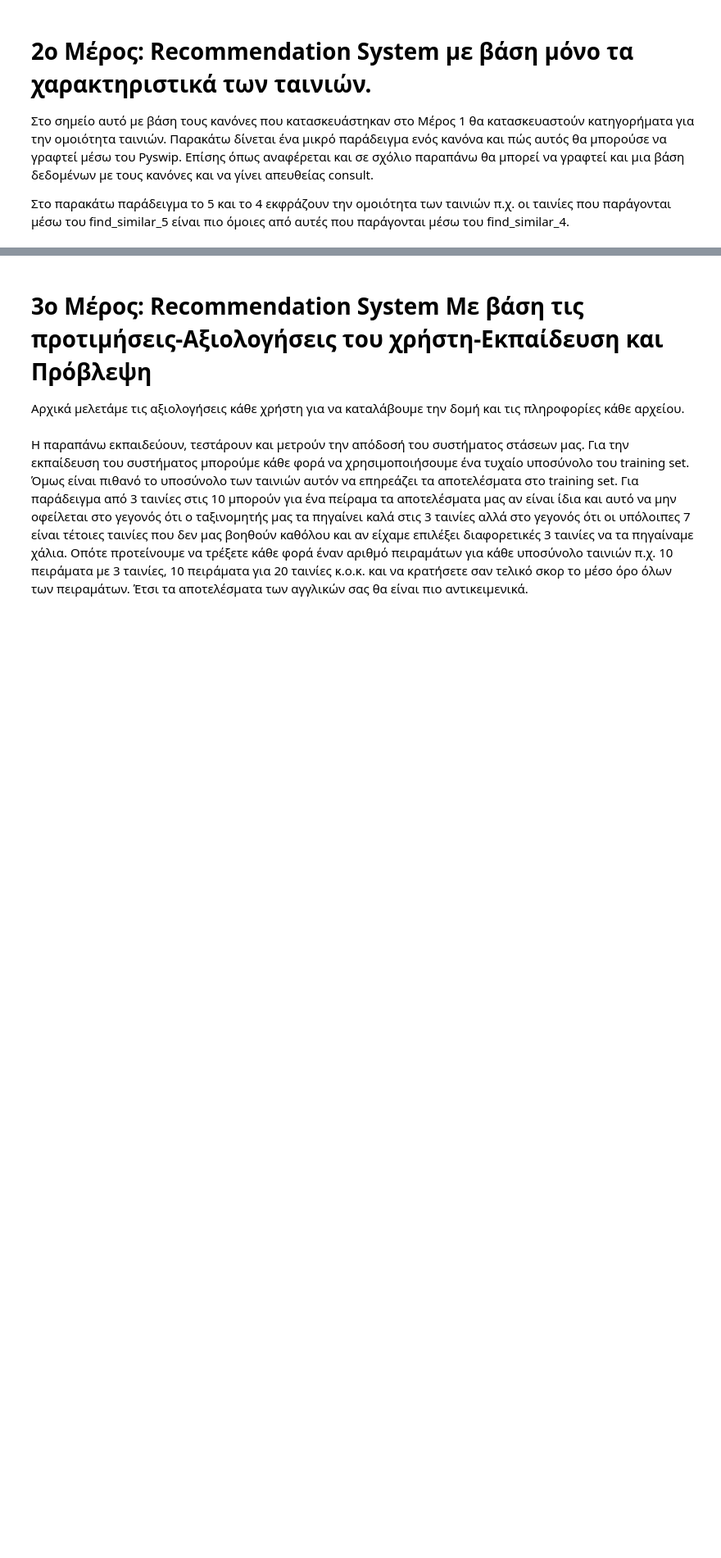
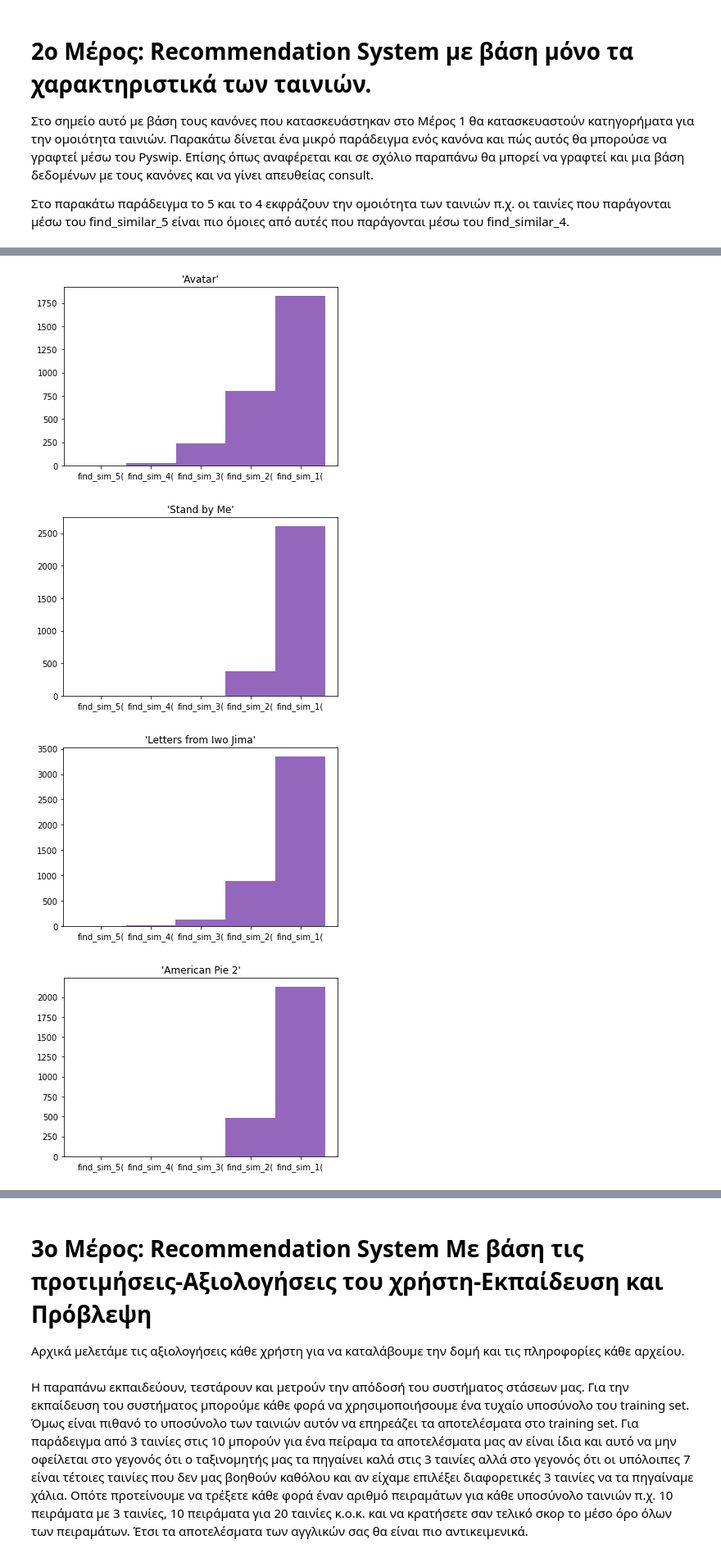
Before and after one commit to nikolastas/Artificial-Intelligence-2020-2021, a Jupyter notebook: lab2/lab2.ipynb, the cells around one changed output, grey strips where cells are left out. Shown at 82% size. Drawn from its saved outputs; the diff is of its cells as text; code cells hidden in the pictures; blank space fills up the shorter version.

```diff
--- a/lab2/lab2.ipynb
+++ b/lab2/lab2.ipynb
@@ -387,0 +369,12 @@ def recommender_1(movie):
+# %%
+import matplotlib.pyplot as plt
+for movie in movies:
+    for query in queries2:
+        plt.bar(queries2, list(results2[movie].values()),width=1)
+    plt.title(movie)
+    plt.show()
+# %% [output]
+[figure, added]
+[figure, added]
+[figure, added]
+[figure, added]
```
Also changed, not shown: parts of 34 cells of this notebook, 1 other file.
